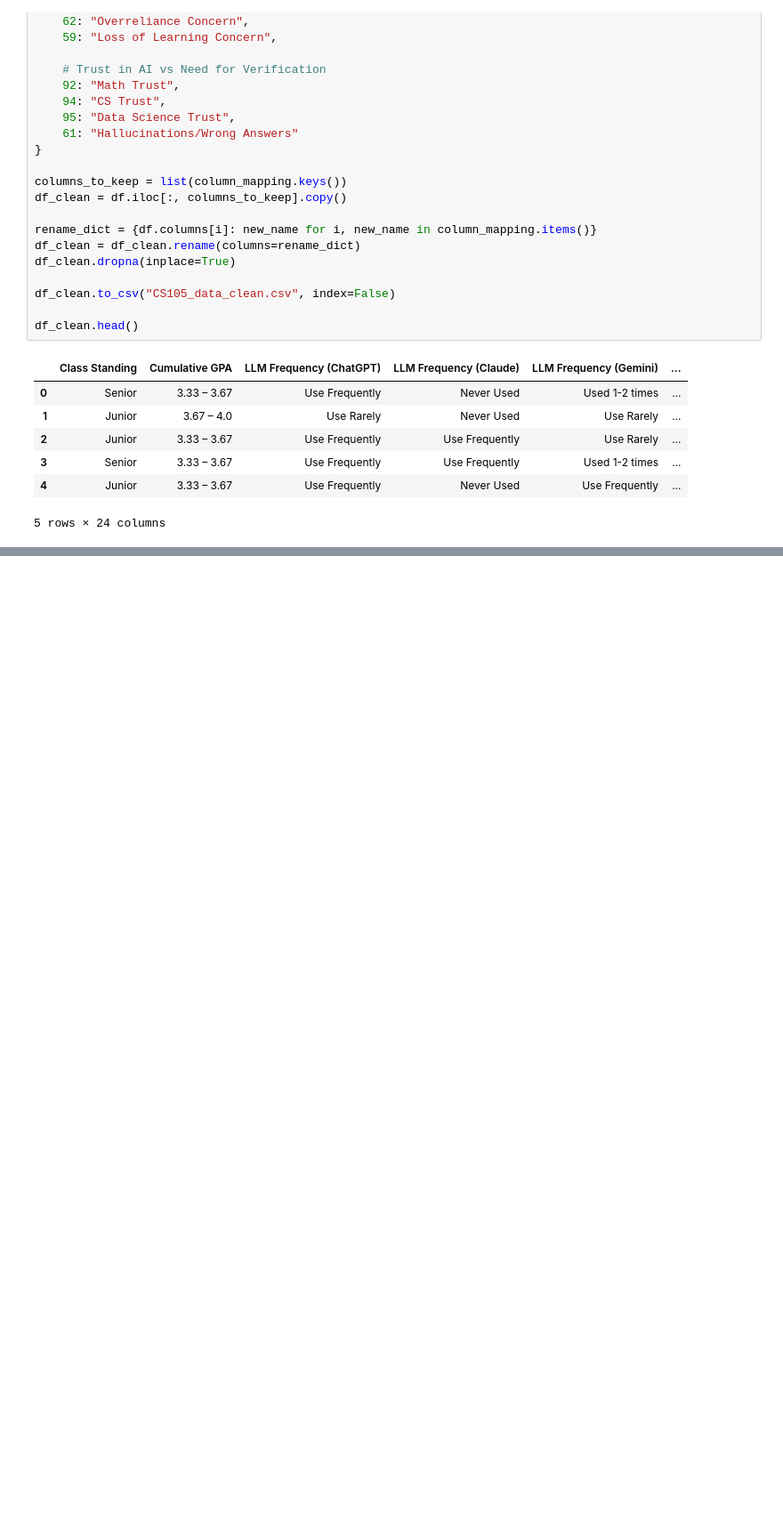
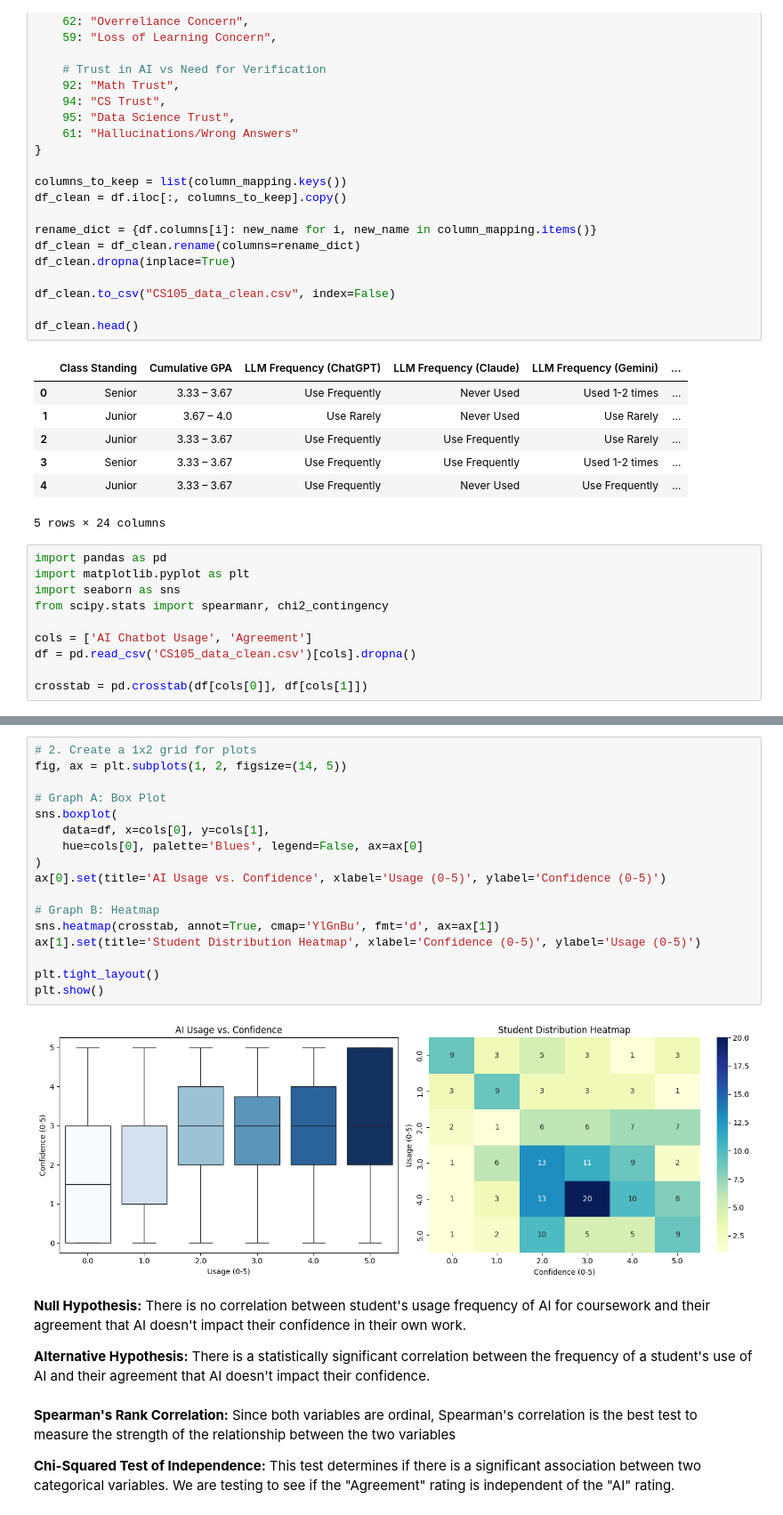
Before and after one commit to SangeetBarkataki10/CS105Minproject-SSTMA, a Jupyter notebook: SSTMA_CS105.ipynb, the cells around one changed output, grey strips where cells are left out. Shown at 89% size. Cells and saved outputs as stored; diff of their text form; blank space fills up the shorter version.

```diff
--- a/SSTMA_CS105.ipynb
+++ b/SSTMA_CS105.ipynb
@@ -59,3 +59,13 @@ df_clean.head()
 | 3 | Senior | 3.33 – 3.67 | Use Frequently | Use Frequently | Used 1-2 times | ... |
 | 4 | Junior | 3.33 – 3.67 | Use Frequently | Never Used | Use Frequently | ... |
 5 rows × 24 columns
+# %%
+import pandas as pd
+import matplotlib.pyplot as plt
+import seaborn as sns
+from scipy.stats import spearmanr, chi2_contingency
+
+cols = ['AI Chatbot Usage', 'Agreement']
+df = pd.read_csv('CS105_data_clean.csv')[cols].dropna()
+
+crosstab = pd.crosstab(df[cols[0]], df[cols[1]])
@@ -61,0 +84,27 @@ df_clean.head()
+# %%
+# 2. Create a 1x2 grid for plots
+fig, ax = plt.subplots(1, 2, figsize=(14, 5))
+
+# Graph A: Box Plot
+sns.boxplot(
+    data=df, x=cols[0], y=cols[1],
+    hue=cols[0], palette='Blues', legend=False, ax=ax[0]
+)
+ax[0].set(title='AI Usage vs. Confidence', xlabel='Usage (0-5)', ylabel='Confidence (0-5)')
+
+# Graph B: Heatmap
+sns.heatmap(crosstab, annot=True, cmap='YlGnBu', fmt='d', ax=ax[1])
+ax[1].set(title='Student Distribution Heatmap', xlabel='Confidence (0-5)', ylabel='Usage (0-5)')
+
+plt.tight_layout()
+plt.show()
+# %% [output]
+[figure, added]
+# %% [markdown]
+**Null Hypothesis:** There is no correlation between student's usage frequency of AI for coursework and their agreement that AI doesn't impact their confidence in their own work.
+
+**Alternative Hypothesis:** There is a statistically significant correlation between the frequency of a student's use of AI and their agreement that AI doesn't impact their confidence.
+# %% [markdown]
+**Spearman's Rank Correlation:** Since both variables are ordinal, Spearman's correlation is the best test to measure the strength of the relationship between the two variables
+
+**Chi-Squared Test of Independence:** This test determines if there is a significant association between two categorical variables. We are testing to see if the "Agreement" rating is independent of the "AI" rating.
```
Also changed, not shown: parts of 6 cells of this notebook.
